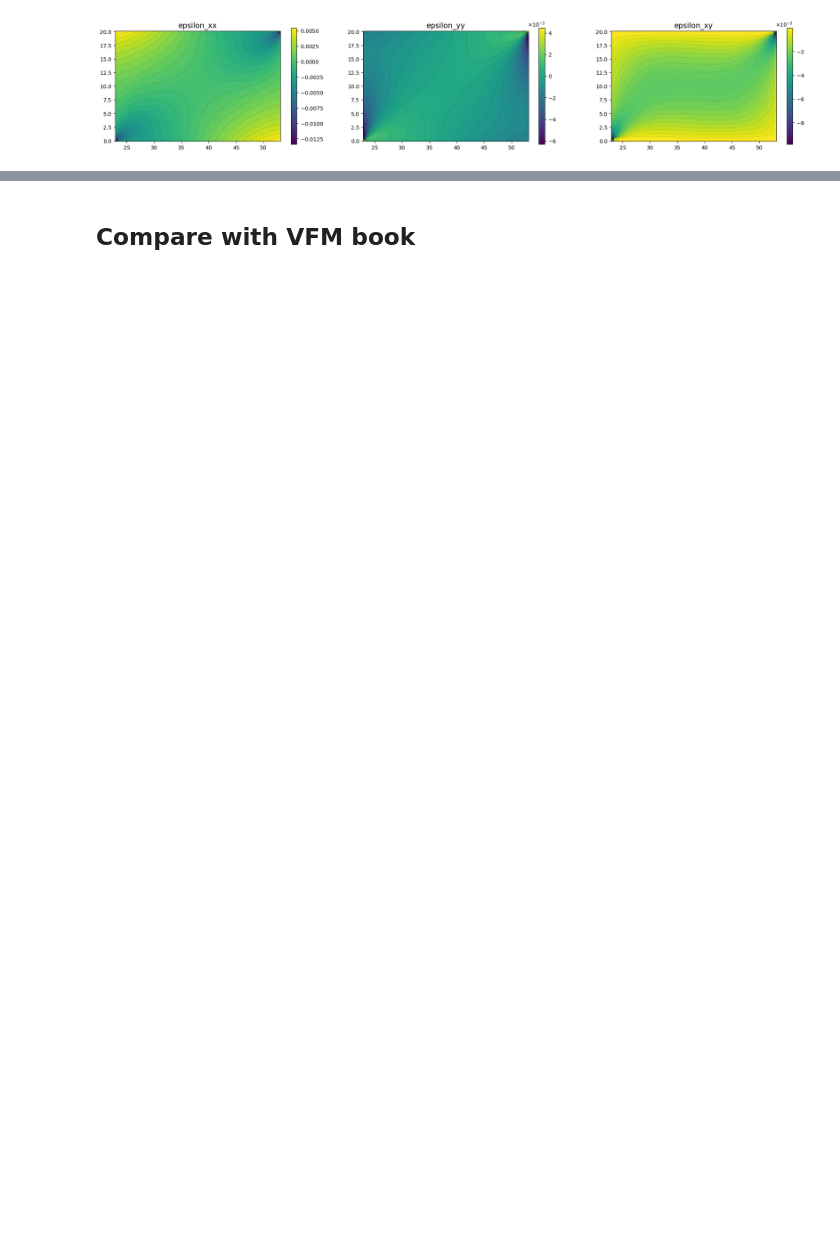
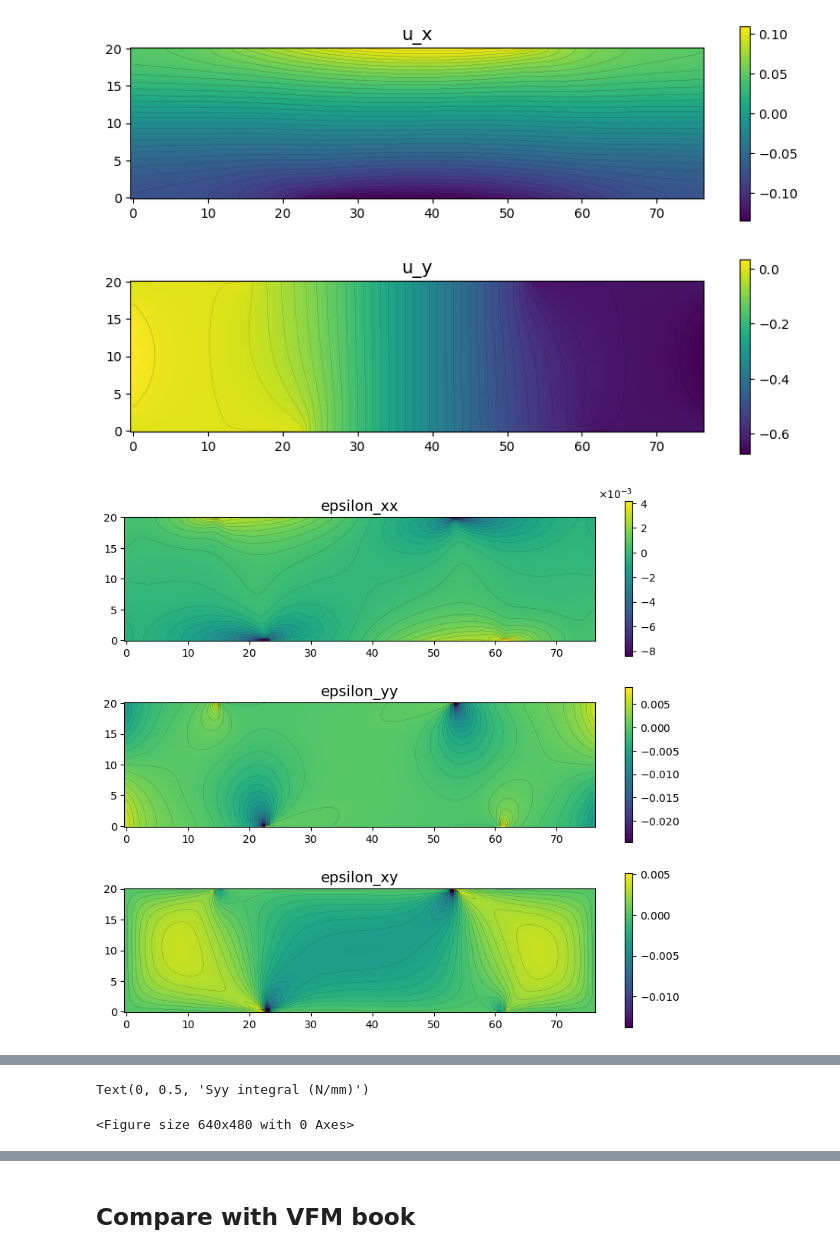
Before and after one commit to bonneted/PINN-MT2.0, a Jupyter notebook: 3_iosipescu/fem_forward.ipynb, the cells around one changed output, grey strips where cells are left out. Saved outputs shown, nothing was run; the diff lists cells and outputs as text; code cells hidden in the pictures; blank space fills up the shorter version.

```diff
--- a/3_iosipescu/fem_forward.ipynb
+++ b/3_iosipescu/fem_forward.ipynb
@@ -4,7 +4,7 @@ import numpy as np
 from mpmath import findroot
 # %%
 # --- User choice: 'iso' or 'ortho' ---
-material_type = 'iso'  # 'iso' for isotropic, 'ortho' for orthotropic
+material_type = 'orthotropic'  # 'isotropic' or 'orthotropic'
 
 # Geometry parameters (mm)
 J1S, J1L = 15.0, 23.0    # left clamp lengths
@@ -12,10 +12,10 @@ J2S, J2L = 15.0, 23.0    # right clamp lengths
 gauge    = 30.0          # central gauge length
 w        = 20.0          # specimen height
 t        =  2.3          # thickness depth
-Xmax     = gauge + J1L + J2L  # total length
+Xmax     = gauge + J1L + J2L  # total length = 76.0 mm
 
 # Material parameters (converted to N/mm^2)
-if material_type == 'iso':
+if material_type == 'isotropic':
     E   = 52e3      # GPa->N/mm^2
     nu  = 0.3
     G   = 20e3
@@ -28,7 +28,7 @@ if material_type == 'iso':
             [E/(1+nu)*eps[1,0],             E/(1-nu**2)*(eps[1,1] + nu*eps[0,0])]
         ])
 
-elif material_type == 'ortho':
+elif material_type == 'orthotropic':
     Q11, Q22, Q12, Q66 = 41e3, 10.3e3, 3.1e3, 4e3
     F_target = -702.0
     # orthotropic plane stress
@@ -100,7 +100,7 @@ def fU(val):
     return reaction() - F_target
 
 U_sol = findroot(fU, 0.0)
-# print(f"Found U = {U_sol:.6f} mm for material {material_type}")
+print(f"Found U = {float(U_sol):.6f} mm for material {material_type}")
 
 # Final solve & post-process
 U.assign(U_sol)
@@ -175,44 +175,83 @@ def pcolor_plot(AX, X, Y, C, title, colormap="viridis", set_axis='on', colorbar=
 
     return im
 
 cmap = plt.get_cmap('viridis')
 num_colors = 30
 color_values = [cmap(i) for i in np.linspace(0, 1, num_colors)]
 cmap = ListedColormap(color_values)
 cmap = "viridis"
 
 n_plot = (120, 100)
-full_region = False
+full_region = True
 
 x_plot = np.linspace(0, Xmax, n_plot[0]) if full_region else np.linspace(J1L, J1L + gauge, n_plot[0])
 y_plot = np.linspace(0, w, n_plot[1])
 X, Y = np.meshgrid(x_plot, y_plot)
 
 X_grid = np.hstack((X.flatten()[:, None], Y.flatten()[:, None]))
 
-u_val = np.array([u_h(X_grid[i, :]) for i in range(X_grid.shape[0])])
+u_val = np.array([uh(X_grid[i, :]) for i in range(X_grid.shape[0])])
 strain_val = np.array([strain(X_grid[i, :]) for i in range(X_grid.shape[0])])
 strain_val = np.array([strain_val[:,0], strain_val[:,3], 0.5*(strain_val[:,1]+strain_val[:,2])]).T
 stress_val = np.array([stress(X_grid[i, :]) for i in range(X_grid.shape[0])])
 stress_val = np.array([stress_val[:,0], stress_val[:,3], 0.5*(stress_val[:,1]+stress_val[:,2])]).T
 
+fig_len = 3 if full_region else 6
+fig_size = (10 ,fig_len * 2) if full_region else (2 * fig_len, 3)
+n_subplot = (2, 1) if full_region else (1, 2)
+
 # # Plot displacement
-# fig, ax = plt.subplots(1, 2, figsize=(16, 4))
-# im = pcolor_plot(ax[0], X, Y, u_val[:,0].reshape(X.shape), "u_x",colormap=cmap)
-# im = pcolor_plot(ax[1], X, Y, u_val[:,1].reshape(X.shape), "u_y",colormap=cmap)
+fig, ax = plt.subplots(n_subplot[0], n_subplot[1], figsize=fig_size)
+im = pcolor_plot(ax[0], X, Y, u_val[:,0].reshape(X.shape), "u_x",colormap=cmap)
+im = pcolor_plot(ax[1], X, Y, u_val[:,1].reshape(X.shape), "u_y",colormap=cmap)
+
+fig_size = (10 ,fig_len * 3) if full_region else (3 * fig_len, 3)
+n_subplot = (3, 1) if full_region else (1, 3)
 
 # # Plot strain
-fig, ax = plt.subplots(1, 3, figsize=(24, 4))
-im = pcolor_plot(ax[0], X, Y, strain_val[:,0].reshape(X.shape), "epsilon_xx",colormap=cmap)
-im = pcolor_plot(ax[1], X, Y, strain_val[:,1].reshape(X.shape), "epsilon_yy",colormap=cmap)
-im = pcolor_plot(ax[2], X, Y, strain_val[:,2].reshape(X.shape), "epsilon_xy",colormap=cmap)
+fig, ax = plt.subplots(n_subplot[0], n_subplot[1], figsize=fig_size)
+im = pcolor_plot(ax[0], X, Y, strain_val[:, 0].reshape(X.shape), "epsilon_xx", colormap=cmap)
+im = pcolor_plot(ax[1], X, Y, strain_val[:, 1].reshape(X.shape), "epsilon_yy", colormap=cmap)
+im = pcolor_plot(ax[2], X, Y, strain_val[:, 2].reshape(X.shape), "epsilon_xy", colormap=cmap)
 
 # Plot stress
-# fig, ax = plt.subplots(1, 3, figsize=(24, 4))
-# im = pcolor_plot(ax[0], X, Y, stress_val[:,0].reshape(X.shape), "sigma_xx",colormap=cmap)
-# im = pcolor_plot(ax[1], X, Y, stress_val[:,1].reshape(X.shape), "sigma_yy",colormap=cmap)
-# im = pcolor_plot(ax[2], X, Y, stress_val[:,2].reshape(X.shape), "sigma_xy",colormap=cmap)
+fig, ax = plt.subplots(n_subplot[0], n_subplot[1], figsize=fig_size)
+im = pcolor_plot(ax[0], X, Y, stress_val[:,0].reshape(X.shape), "sigma_xx",colormap=cmap)
+im = pcolor_plot(ax[1], X, Y, stress_val[:,1].reshape(X.shape), "sigma_yy",colormap=cmap)
+im = pcolor_plot(ax[2], X, Y, stress_val[:,2].reshape(X.shape), "sigma_xy",colormap=cmap)
 
 plt.show()
+plt.tight_layout()
+
+# Stress integral of Syy over th height at each x
+Syy = stress_val[:,1].reshape(X.shape)
+Syy_integral_x = np.trapz(Syy, Y, axis=0)
+# Syy_integral_x = np.mean(Syy, axis=0)
+
+
+# Stress integral of Syy over the width at each y
+Syy_integral_y = np.trapz(Syy, X, axis=1)
+# Syy_integral_y = np.mean(Syy, axis=1)
+
+# Plot Syy integral
+fig, ax = plt.subplots(1, 2, figsize=(16, 4))
+ax[0].plot(X[0,:], Syy_integral_x, label='Syy integral', color='blue')
+ax[0].axhline(0, color='black', linestyle='--', linewidth=0.5)
+ax[0].axhline(F_target, color='red', linestyle='--', linewidth=0.5)
+ax[0].axvline(J1S, color='k', linestyle='-', linewidth=1)
+ax[0].axvline(J1L, color='k', linestyle='-', linewidth=1)
+ax[0].axvline(Xmax - J2S, color='k', linestyle='-', linewidth=1)
+ax[0].axvline(Xmax - J2L, color='k', linestyle='-', linewidth=1)
+ax[0].set_xlabel('x (mm)')
+ax[0].set_ylabel('Syy integral (N/mm)')
+
+ax[1].plot(y_plot, Syy_integral_y, label='Syy integral', color='blue')
+ax[1].axhline(0, color='black', linestyle='--', linewidth=0.5)
+# ax[1].axhline(F_target, color='red', linestyle='--', linewidth=0.5)
+ax[1].axvline(0, color='k', linestyle='-', linewidth=1)
+ax[1].axvline(w, color='k', linestyle='-', linewidth=1)
+ax[1].set_xlabel('y (mm)')
+ax[1].set_ylabel('Syy integral (N/mm)')
 # %% [output]
-[figure, old version]
+[figure, new version]
+[figure, added]
@@ -218,0 +259,2 @@ plt.show()
+Text(0, 0.5, 'Syy integral (N/mm)')
+<Figure size 640x480 with 0 Axes>
```
Also changed, not shown: parts of 8 cells of this notebook, 6 other files.
